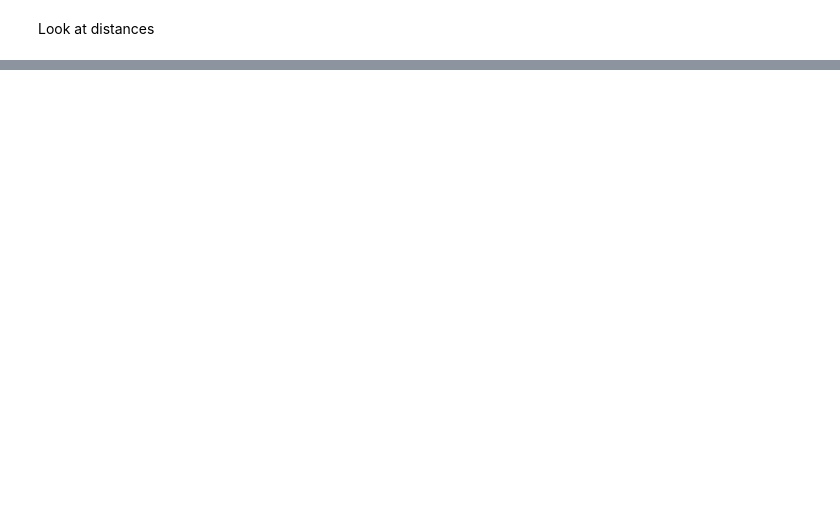
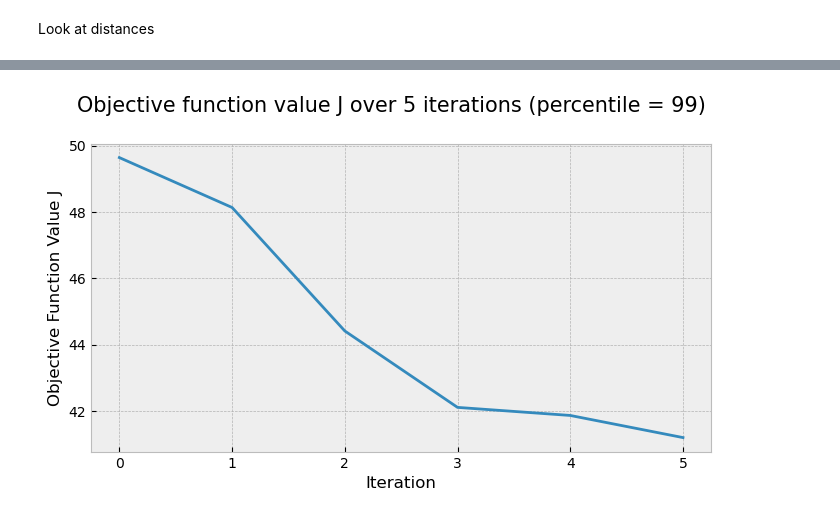
Before and after one commit to ViHoller/regulomeClustering, a Jupyter notebook: c_means_update.ipynb, the cells around one changed output, grey strips where cells are left out. Saved outputs shown, nothing was run; the diff lists cells and outputs as text; code cells hidden in the pictures; blank space fills up the shorter version.

```diff
--- a/c_means_update.ipynb
+++ b/c_means_update.ipynb
@@ -142,0 +79,13 @@ plt.savefig('./images/membership_distr_most_connected.png', dpi=fig.dpi, bbox_in
+# %%
+J_values = results_update[1]
+
+fig, ax = plt.subplots(1,1,figsize=[8,4], sharex=True)
+title = fig.suptitle(f"Objective function value J over 5 iterations (percentile = 99)", fontsize=15, y=1)
+
+sns.lineplot(J_values, ax=ax)
+ax.set_xlabel("Iteration")
+ax.set_ylabel("Objective Function Value J")
+
+plt.savefig('./images/c_means_optimization.png', dpi=fig.dpi, bbox_inches='tight',bbox_extra_artists=[title])
+# %% [output]
+[figure, added]
```
Also changed, not shown: parts of 8 cells of this notebook, 2 other files.
